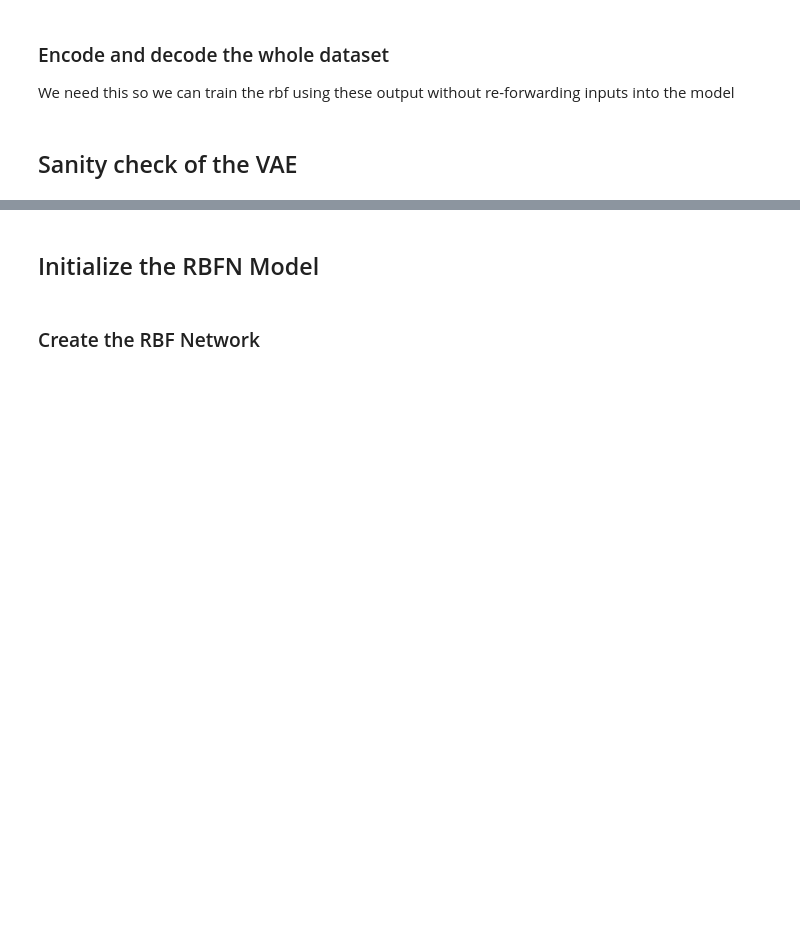
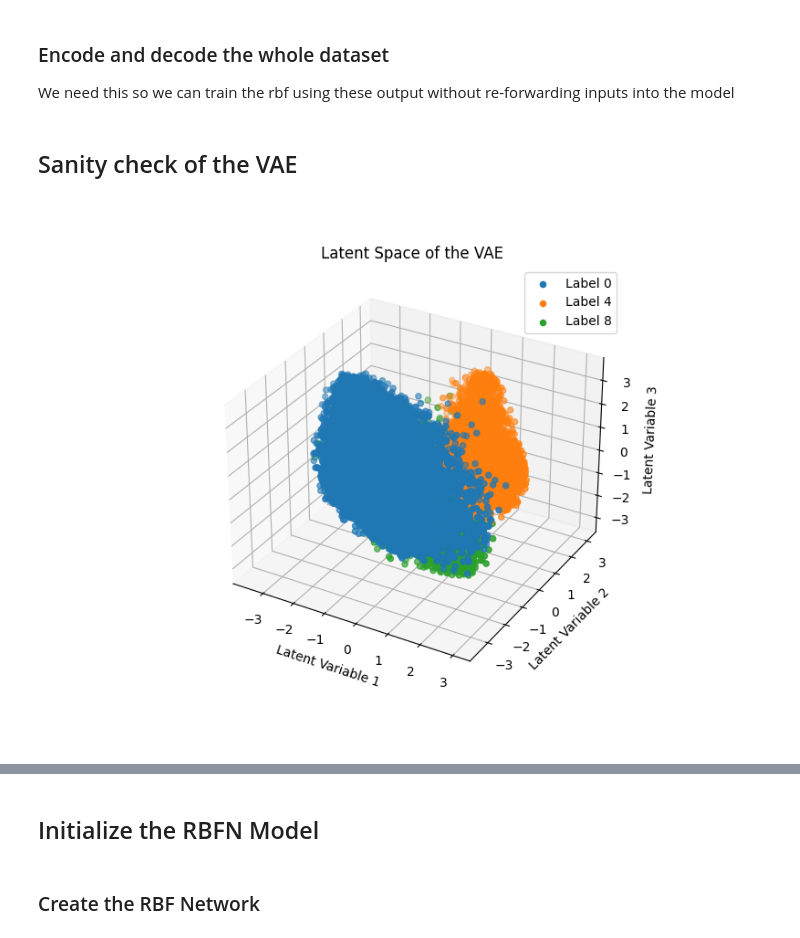
Before and after one commit to Clement-W/latent_space_oddity_MVA, a Jupyter notebook: VAERBF_trainer.ipynb, the cells around one changed output, grey strips where cells are left out. Saved outputs shown, nothing was run; the diff lists cells and outputs as text; code cells hidden in the pictures; blank space fills up the shorter version.

```diff
--- a/VAERBF_trainer.ipynb
+++ b/VAERBF_trainer.ipynb
@@ -203,4 +208,11 @@ output_logvars = torch.cat(output_logvars_list, dim=0)
 labels = torch.cat(labels_list, dim=0)
 # %% [markdown]
 ## Sanity check of the VAE
+# %%
+%matplotlib widget
+
+# plot latent space
+utils.plot_latent_space(latent_means,labels)
+# %% [output]
+[figure, added]
 # %%
```
Also changed, not shown: parts of 10 cells of this notebook, 4 other files.
